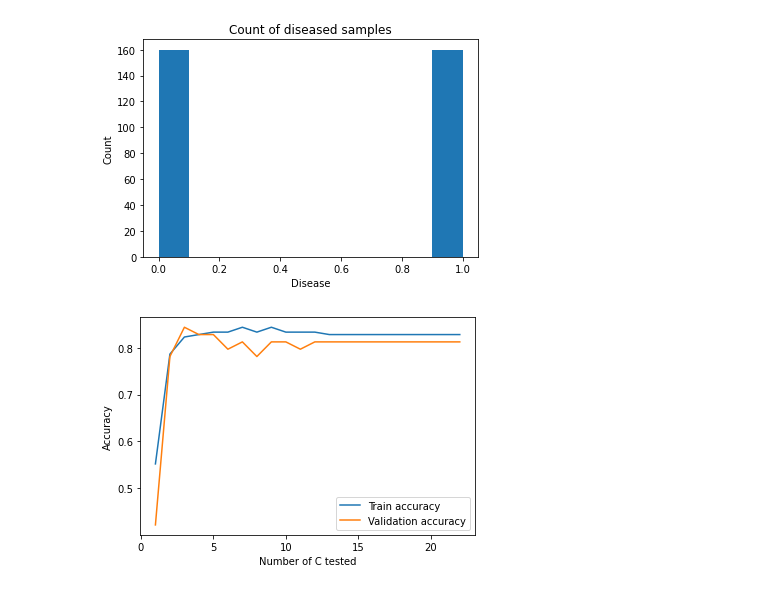
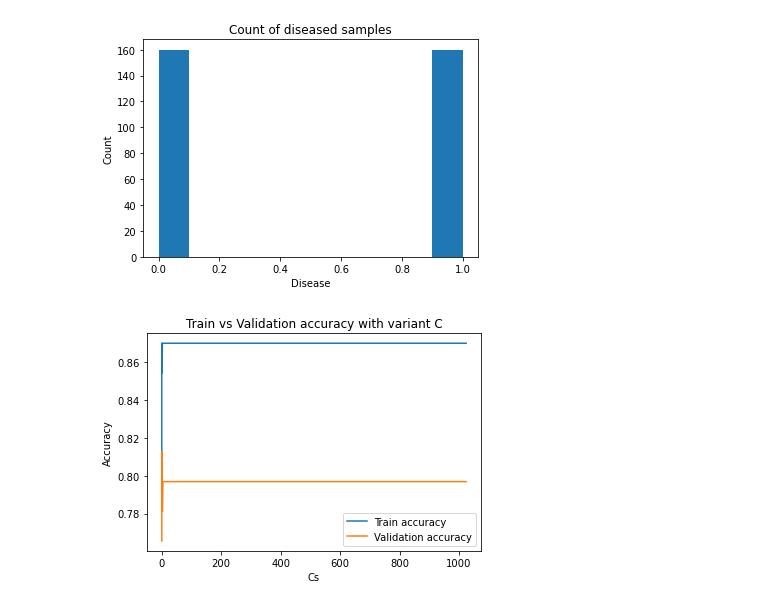
Before and after one commit to joaogomes18/Machine-Learning, a Jupyter notebook: 1stAssignment/SVMwithTrainingValidationTest.ipynb, the cells around one changed output. Saved outputs shown, nothing was run; the diff lists cells and outputs as text; code cells hidden in the pictures.

```diff
--- a/1stAssignment/SVMwithTrainingValidationTest.ipynb
+++ b/1stAssignment/SVMwithTrainingValidationTest.ipynb
@@ -264,7 +264,7 @@ for x in range(30):
         accuracy_gaussian = metrics.accuracy_score(y_binary_test, prediction_gaussian)
         f1_score = metrics.f1_score(y_binary_test, prediction_gaussian)
 
-        cm_test_gaussian = confusion_matrix(prediction_gaussian, y_binary_test)
+        cm_test = confusion_matrix(prediction_gaussian, y_binary_test)
 
         score_total_gaussian.append(classifier_score)
         accuracy_total_gaussian.append(accuracy_gaussian)
@@ -330,0 +341,30 @@ Mean linear kernel F1:  0.7886617137157048
+# %%
+mean_acc_train_fixed_c = []
+mean_acc_val_fixed_c = []
+
+for i in range(len(vals)):
+    plt.plot(vals,accuracy_train_gaussian[22*i:22*(i+1)])
+    plt.plot(vals,accuracy_val_gaussian[22*i:22*(i+1)])
+    mean_acc_train_fixed_c.append(np.mean(accuracy_train_gaussian[22*i:22*(i+1)]))
+    mean_acc_val_fixed_c.append(np.mean(accuracy_val_gaussian[22*i:22*(i+1)]))
+    plt.ylabel("Accuracy")
+    plt.xlabel("Sigmas")
+    plt.legend(["Train accuracy","Test accuracy"])
+    plt.title("Accuracy with C= "+str(vals[i])+ " and variant sigma")
+    plt.show()
+
+plt.plot(vals, mean_acc_train_fixed_c)
+plt.plot(vals, mean_acc_val_fixed_c)
+plt.ylabel("Accuracy")
+plt.xlabel("C")
+plt.legend(["Train accuracy","Test accuracy"])
+plt.title("Mean accuracy for each C")
+plt.show()
+
+plt.plot(range(1,len(accuracy_train_gaussian)+1),accuracy_train_gaussian)
+plt.plot(range(1,len(accuracy_val_gaussian)+1),accuracy_val_gaussian)
+plt.ylabel("Accuracy")
+plt.xlabel("Number of C and sigma tested")
+plt.legend(["Train accuracy", "Validation accuracy"])
+plt.title("Train vs validation accuracy for each combination of Cs and Sigmas tested")
+plt.show()
@@ -780,12 +631,13 @@ for x in range(30):
 # %%
-plt.plot(range(1,len(accuracy_train_linear)+1),accuracy_train_linear)
-plt.plot(range(1,len(accuracy_val_linear)+1),accuracy_val_linear)
+plt.plot(vals,accuracy_train_linear)
+plt.plot(vals,accuracy_val_linear)
 plt.ylabel("Accuracy")
-plt.xlabel("Number of C tested")
+plt.xlabel("Cs")
 plt.legend(["Train accuracy", "Validation accuracy"])
+plt.title("Train vs Validation accuracy with variant C")
 plt.show()
 # %% [output]
-[figure, old version]
+[figure, new version]
 # %%
 # print(best_accuracy_train)
 print(cnt_linear)
```
Also changed, not shown: parts of 18 cells of this notebook.
